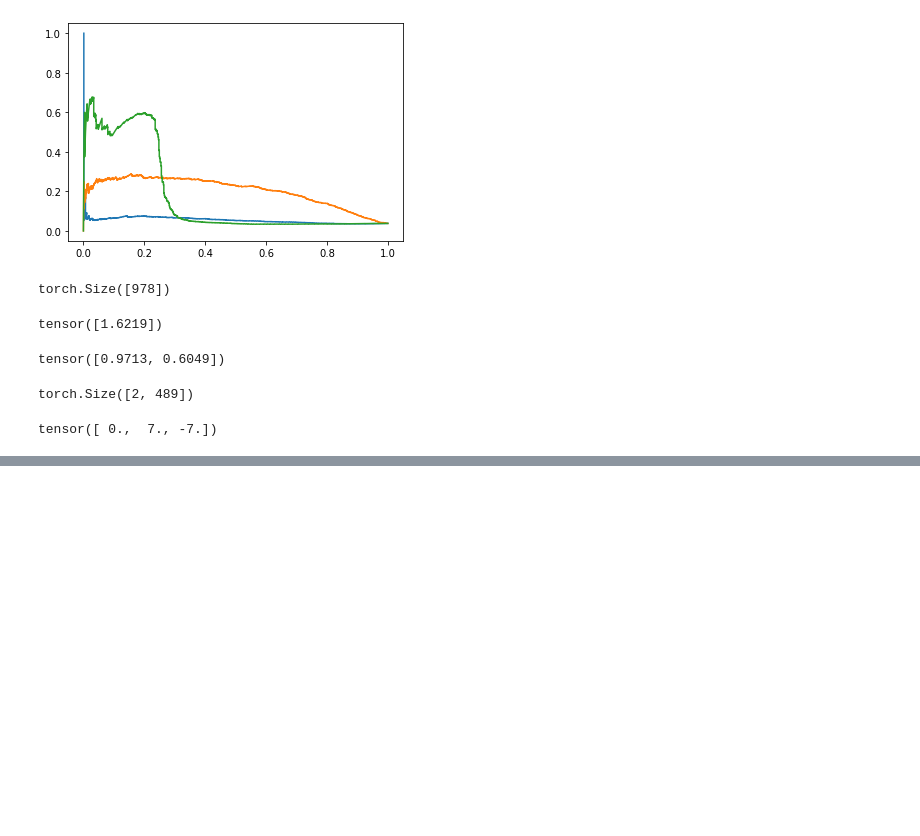
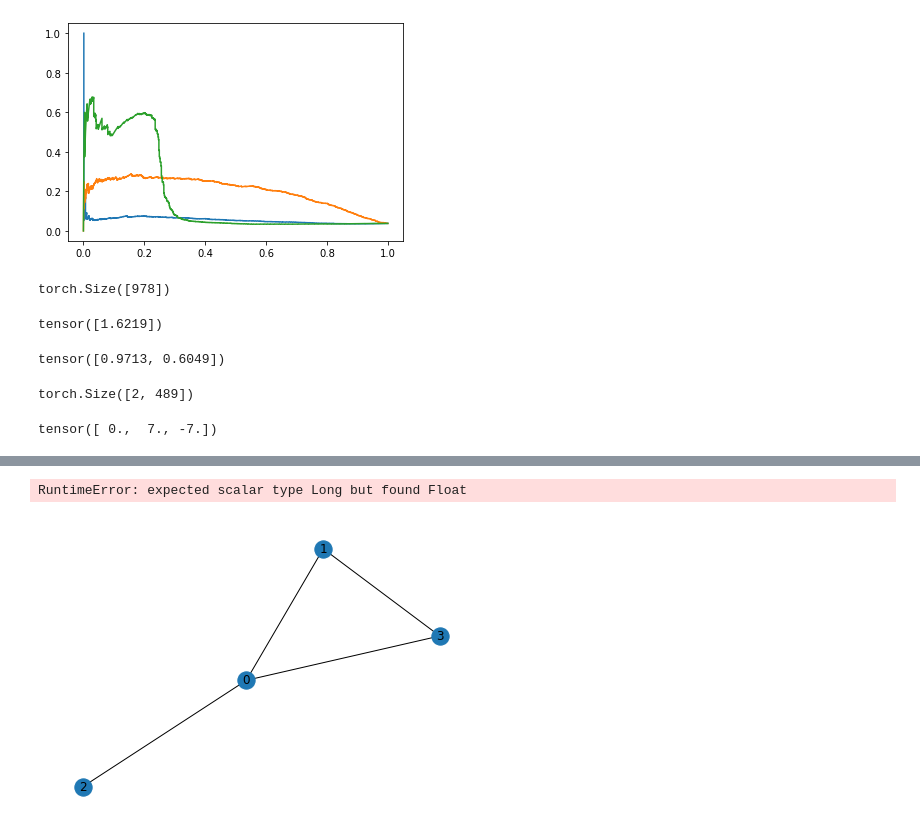
Before and after one commit to martinfama/LPGNN, a Jupyter notebook: GNN_losses.ipynb, the cells around one changed output, grey strips where cells are left out. Saved outputs shown, nothing was run; the diff lists cells and outputs as text; code cells hidden in the pictures; blank space fills up the shorter version.

```diff
--- a/GNN_losses.ipynb
+++ b/GNN_losses.ipynb
@@ -479,0 +517,6 @@ tensor(0.6932, grad_fn=<BinaryCrossEntropyWithLogitsBackward0>)
+# %%
+crit(logits2, labels)
+# %% [output]
+RuntimeError: expected scalar type Long but found Float
+# %%
+G = nx.Graph([[0,1],[0,2],[0,3],[1,3]])
@@ -479,0 +525,4 @@ tensor(0.6932, grad_fn=<BinaryCrossEntropyWithLogitsBackward0>)
+# %%
+nx.draw(G, with_labels=True)
+# %% [output]
+[figure, added]
```
Also changed, not shown: parts of 16 cells of this notebook, 41 other files.
